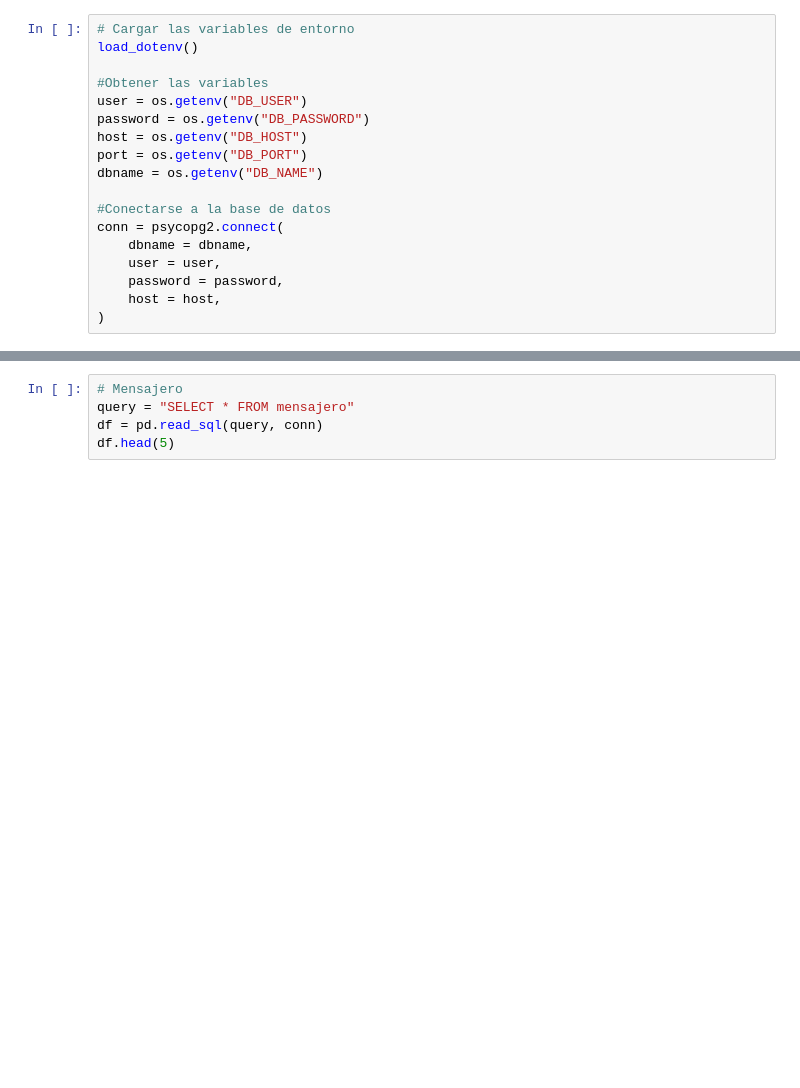
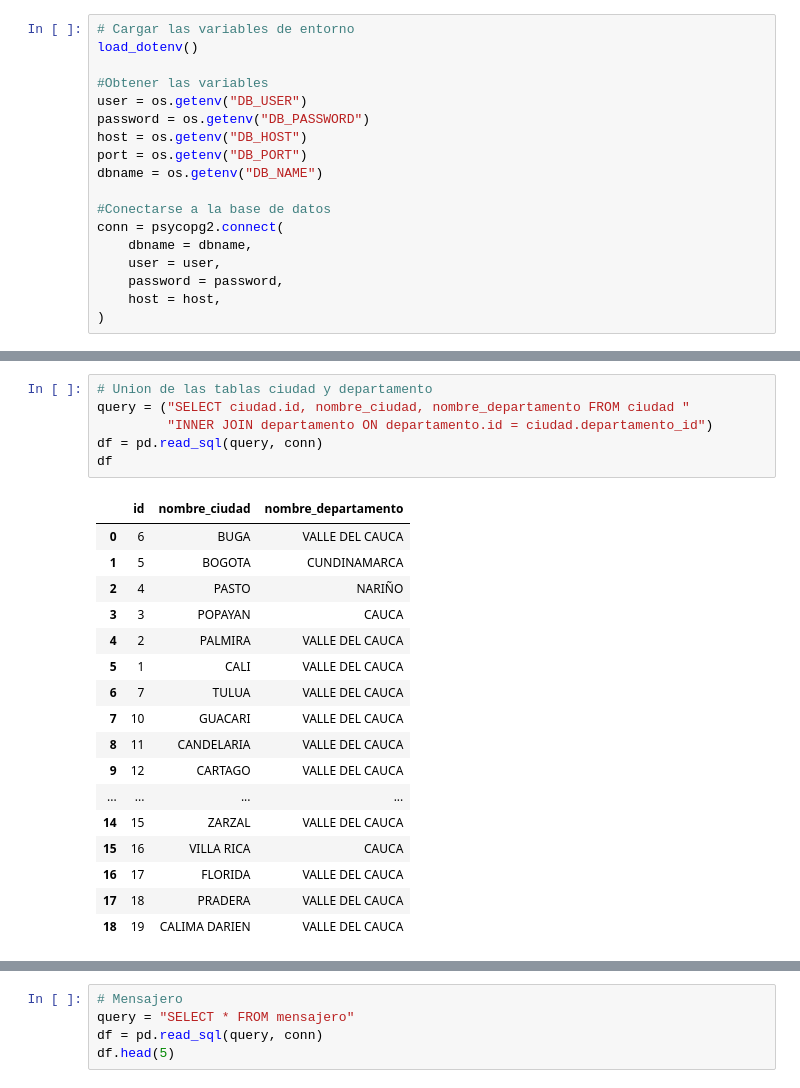
Before and after one commit to AndresIsCoding/Proyecto-ciencia-de-datos, a Jupyter notebook: ETL.ipynb, the cells around one changed output, grey strips where cells are left out. Cells and saved outputs as stored; diff of their text form; blank space fills up the shorter version.

```diff
--- a/ETL.ipynb
+++ b/ETL.ipynb
@@ -33,3 +76,27 @@ conn = psycopg2.connect(
+# %%
+# Union de las tablas ciudad y departamento
+query = ("SELECT ciudad.id, nombre_ciudad, nombre_departamento FROM ciudad "
+         "INNER JOIN departamento ON departamento.id = ciudad.departamento_id")
+df = pd.read_sql(query, conn)
+df
+# %% [output]
+|  | id | nombre_ciudad | nombre_departamento |
+| 0 | 6 | BUGA | VALLE DEL CAUCA |
+| 1 | 5 | BOGOTA | CUNDINAMARCA |
+| 2 | 4 | PASTO | NARIÑO |
+| 3 | 3 | POPAYAN | CAUCA |
+| 4 | 2 | PALMIRA | VALLE DEL CAUCA |
+| 5 | 1 | CALI | VALLE DEL CAUCA |
+| 6 | 7 | TULUA | VALLE DEL CAUCA |
+| 7 | 10 | GUACARI | VALLE DEL CAUCA |
+| 8 | 11 | CANDELARIA | VALLE DEL CAUCA |
+| 9 | 12 | CARTAGO | VALLE DEL CAUCA |
+| ... | ... | ... | ... |
+| 14 | 15 | ZARZAL | VALLE DEL CAUCA |
+| 15 | 16 | VILLA RICA | CAUCA |
+| 16 | 17 | FLORIDA | VALLE DEL CAUCA |
+| 17 | 18 | PRADERA | VALLE DEL CAUCA |
+| 18 | 19 | CALIMA DARIEN | VALLE DEL CAUCA |
 # %%
 # Creación de los DataFrame a partir de consultas
 
```
Also changed, not shown: parts of 5 cells of this notebook, 1 other file.
